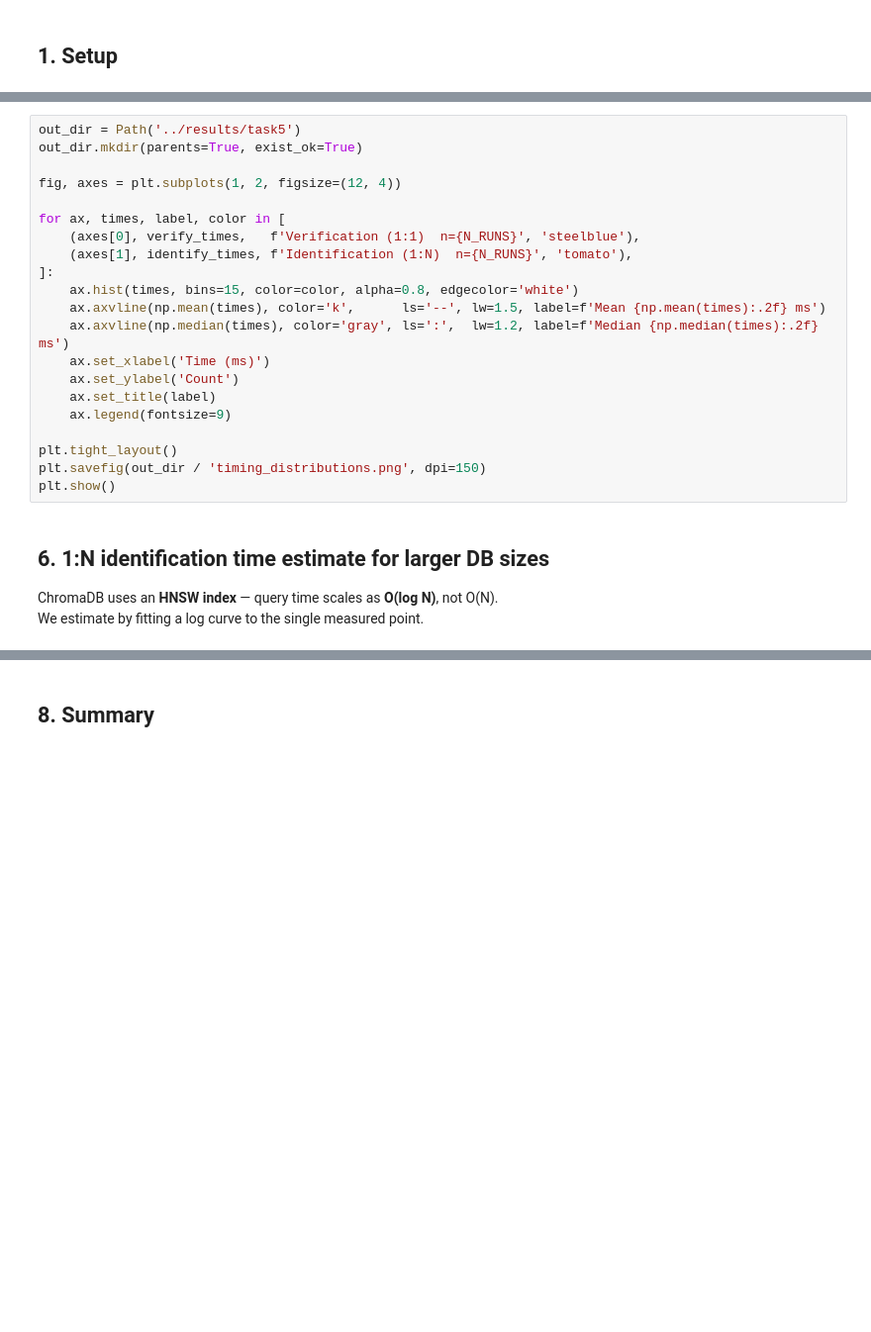
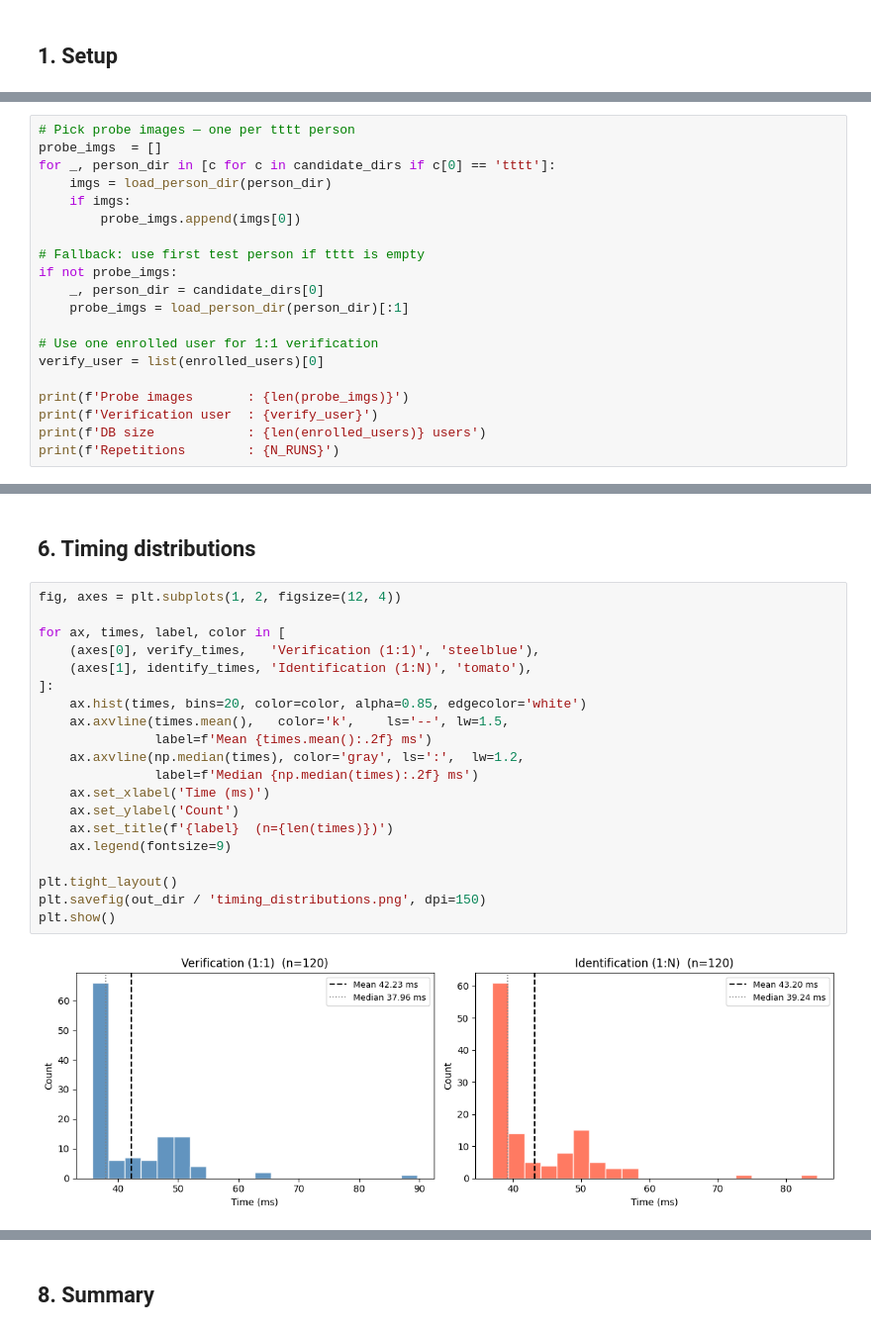
Before and after one commit to FifiTV/face, a Jupyter notebook: notebooks/06_task5_timing.ipynb, the cells around one changed output, grey strips where cells are left out. Shown at 99% size. Saved outputs shown, nothing was run; the diff lists cells and outputs as text; blank space fills up the shorter version.

```diff
--- a/notebooks/06_task5_timing.ipynb
+++ b/notebooks/06_task5_timing.ipynb
@@ -154,0 +350,20 @@ print(f'  Max  : {t_id_max:.2f} ms')
+# %%
+# Pick probe images — one per tttt person
+probe_imgs  = []
+for _, person_dir in [c for c in candidate_dirs if c[0] == 'tttt']:
+    imgs = load_person_dir(person_dir)
+    if imgs:
+        probe_imgs.append(imgs[0])
+
+# Fallback: use first test person if tttt is empty
+if not probe_imgs:
+    _, person_dir = candidate_dirs[0]
+    probe_imgs = load_person_dir(person_dir)[:1]
+
+# Use one enrolled user for 1:1 verification
+verify_user = list(enrolled_users)[0]
+
+print(f'Probe images       : {len(probe_imgs)}')
+print(f'Verification user  : {verify_user}')
+print(f'DB size            : {len(enrolled_users)} users')
+print(f'Repetitions        : {N_RUNS}')
@@ -155,26 +422,24 @@ print(f'  Max  : {t_id_max:.2f} ms')
+# %% [markdown]
+## 6. Timing distributions
 # %%
-out_dir = Path('../results/task5')
-out_dir.mkdir(parents=True, exist_ok=True)
-
 fig, axes = plt.subplots(1, 2, figsize=(12, 4))
 
 for ax, times, label, color in [
-    (axes[0], verify_times,   f'Verification (1:1)  n={N_RUNS}', 'steelblue'),
-    (axes[1], identify_times, f'Identification (1:N)  n={N_RUNS}', 'tomato'),
+    (axes[0], verify_times,   'Verification (1:1)', 'steelblue'),
+    (axes[1], identify_times, 'Identification (1:N)', 'tomato'),
 ]:
-    ax.hist(times, bins=15, color=color, alpha=0.8, edgecolor='white')
-    ax.axvline(np.mean(times), color='k',      ls='--', lw=1.5, label=f'Mean {np.mean(times):.2f} ms')
-    ax.axvline(np.median(times), color='gray', ls=':',  lw=1.2, label=f'Median {np.median(times):.2f} ms')
+    ax.hist(times, bins=20, color=color, alpha=0.85, edgecolor='white')
+    ax.axvline(times.mean(),   color='k',    ls='--', lw=1.5,
+               label=f'Mean {times.mean():.2f} ms')
+    ax.axvline(np.median(times), color='gray', ls=':',  lw=1.2,
+               label=f'Median {np.median(times):.2f} ms')
     ax.set_xlabel('Time (ms)')
     ax.set_ylabel('Count')
-    ax.set_title(label)
+    ax.set_title(f'{label}  (n={len(times)})')
     ax.legend(fontsize=9)
 
 plt.tight_layout()
 plt.savefig(out_dir / 'timing_distributions.png', dpi=150)
 plt.show()
+# %% [output]
+[figure, added]
-# %% [markdown]
-## 6. 1:N identification time estimate for larger DB sizes
-
-ChromaDB uses an **HNSW index** — query time scales as **O(log N)**, not O(N).
-We estimate by fitting a log curve to the single measured point.
```
Also changed, not shown: parts of 24 cells of this notebook, 2 other files.
